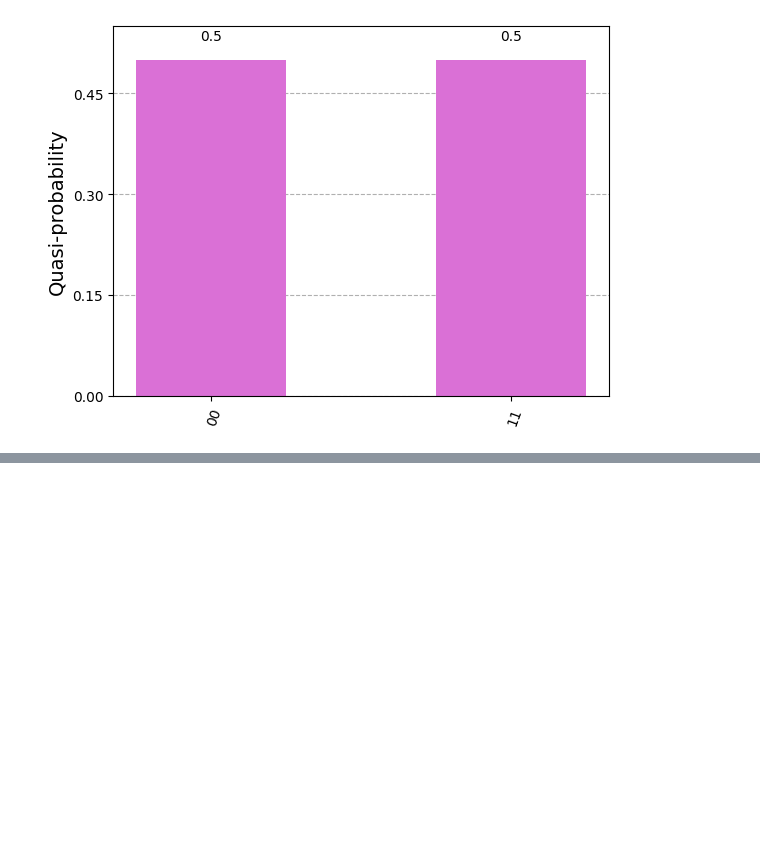
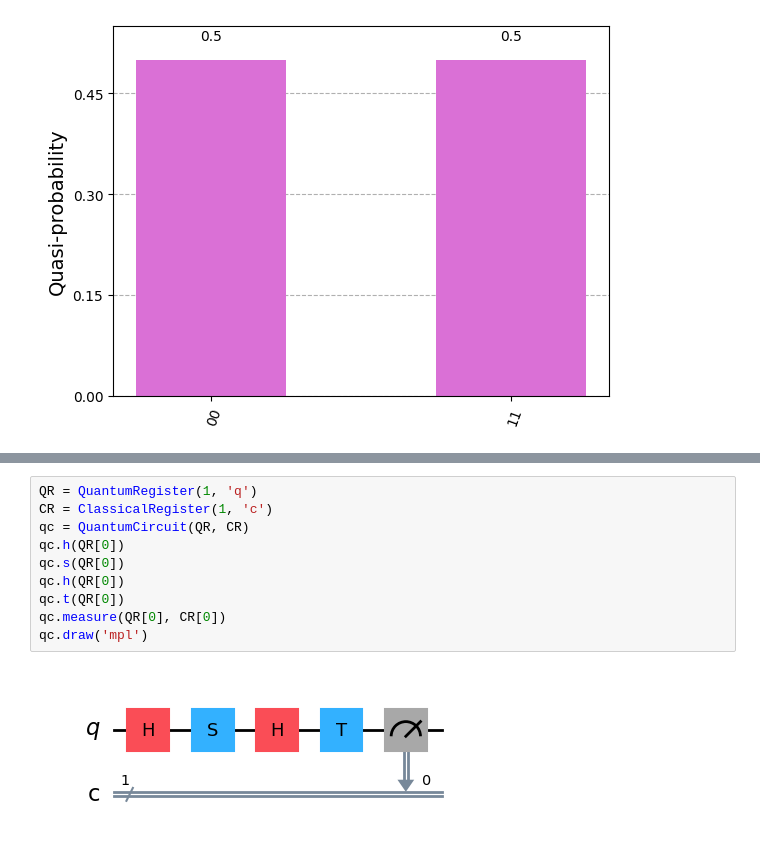
Before and after one commit to shiladityasarkar/QuantumComputing, a Jupyter notebook: 2348556_lab4.ipynb, the cells around one changed output, grey strips where cells are left out. Cells and saved outputs as stored; diff of their text form; blank space fills up the shorter version.

```diff
--- a/2348556_lab4.ipynb
+++ b/2348556_lab4.ipynb
@@ -128,0 +102,12 @@ QiskitError: 'Some classical bits are not used for measurements. the number of c
+# %%
+QR = QuantumRegister(1, 'q')
+CR = ClassicalRegister(1, 'c')
+qc = QuantumCircuit(QR, CR)
+qc.h(QR[0])
+qc.s(QR[0])
+qc.h(QR[0])
+qc.t(QR[0])
+qc.measure(QR[0], CR[0])
+qc.draw('mpl')
+# %% [output]
+[figure, added]
```
Also changed, not shown: parts of 17 cells of this notebook.
